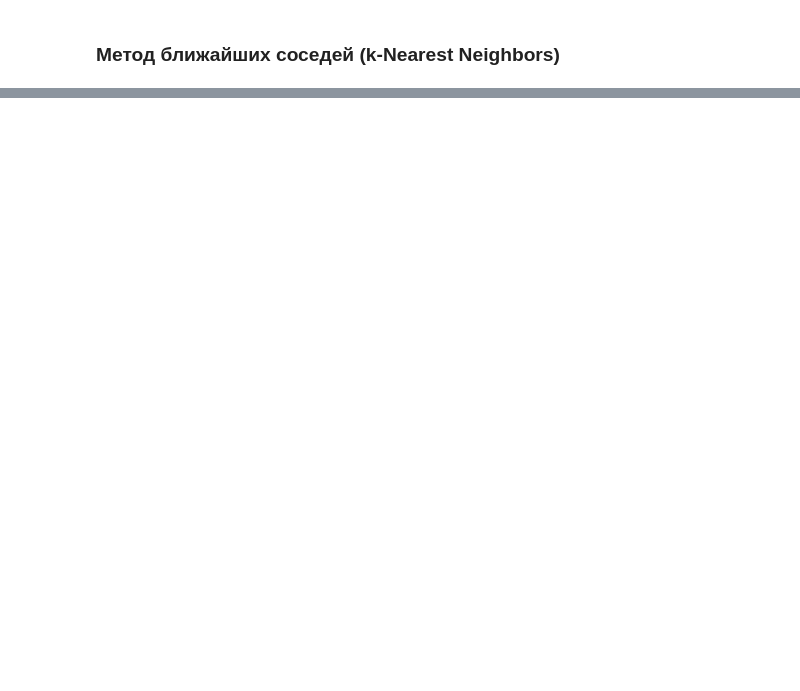
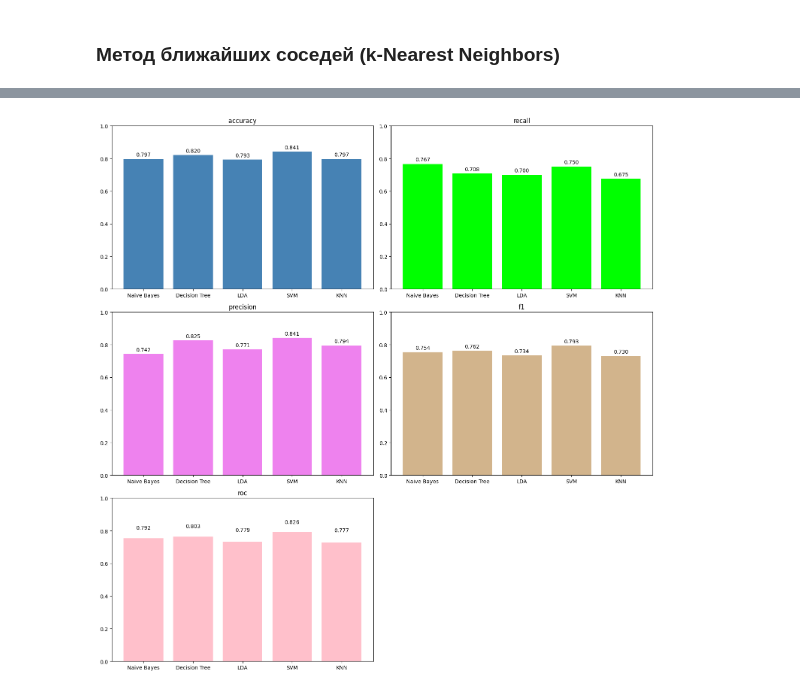
Before and after one commit to ladnodanil/ml1, a Jupyter notebook: laba3.ipynb, the cells around one changed output, grey strips where cells are left out. Cells and saved outputs as stored; diff of their text form; code cells hidden in the pictures; blank space fills up the shorter version.

```diff
--- a/laba3.ipynb
+++ b/laba3.ipynb
@@ -215,7 +220,8 @@ data_scaled
 # %%
+
 from sklearn.model_selection import train_test_split
 
-X = data[['Pclass', 'Sex', 'Age', 'SibSp', 'Parch', 'Fare', 'Embarked_C', 'Embarked_Q', 'Embarked_S']]
+X = data_scaled.drop(['Survived'], axis=1)
 
 y = data['Survived']
 
@@ -281,9 +287,9 @@ accuracyTree
 # %%
 from sklearn.discriminant_analysis import LinearDiscriminantAnalysis
 
-model_LDA = LinearDiscriminantAnalysis(solver='eigen')
+model_LDA = LinearDiscriminantAnalysis()
 
-model_LDA.fit(X_test, y_test)
+model_LDA.fit(X_train, y_train)
 
 y_predLDA = model_LDA.predict(X_test)
 
@@ -306,0 +359,11 @@ accuracyLDA
+# %%
+rows = [
+    {'model': 'Naive Bayes', 'accuracy': accuracyNB, 'recall': recallNB, 'precision': precisionNB, 'f1': f1NB, 'roc': roc_aucNB},
+    {'model': 'Decision Tree', 'accuracy': accuracyTree, 'recall': recallTree, 'precision': precisionTree, 'f1': f1Tree, 'roc': roc_aucTree},
+    {'model': 'LDA', 'accuracy': accuracyLDA, 'recall': recallLDA, 'precision': precisionLDA, 'f1': f1LDA, 'roc': roc_aucLDA},
+    {'model': 'SVM', 'accuracy': accuracySVM, 'recall': recallSVM, 'precision': precisionSVM, 'f1': f1SVM, 'roc': roc_aucSVM},
+    {'model': 'KNN', 'accuracy': accuracyKN, 'recall': recallKN, 'precision': precisionKN, 'f1': f1KN, 'roc': roc_aucKN},
+]
+model_data = pd.DataFrame(rows, columns=['model','accuracy','recall','precision','f1','roc'])
+
+model_data
@@ -306,0 +377,38 @@ accuracyLDA
+# %%
+fig, ax = plt.subplots(nrows = 3, ncols = 2, figsize = (15,15))
+
+ax[0,0].bar(model_data['model'], model_data['accuracy'], color='steelblue')
+for i, v in enumerate(model_data['accuracy']):
+    ax[0,0].text(i, v + 0.01, f'{v:.3f}', ha='center', va='bottom')
+ax[0,0].set_ylim(0,1)
+ax[0,0].set_title('accuracy')
+
+ax[0,1].bar(model_data['model'], model_data['recall'], color='lime')
+ax[0,1].set_ylim(0,1)
+ax[0,1].set_title('recall')
+for i, v in enumerate(model_data['recall']):
+    ax[0,1].text(i, v + 0.01, f'{v:.3f}', ha='center', va='bottom')
+
+ax[1,0].bar(model_data['model'], model_data['precision'], color='violet')
+ax[1,0].set_ylim(0,1)
+ax[1,0].set_title('precision')
+for i, v in enumerate(model_data['precision']):
+    ax[1,0].text(i, v + 0.01, f'{v:.3f}', ha='center', va='bottom')
+
+ax[1,1].bar(model_data['model'], model_data['f1'], color='tan')
+ax[1,1].set_ylim(0,1)
+ax[1,1].set_title('f1')
+for i, v in enumerate(model_data['f1']):
+    ax[1,1].text(i, v + 0.01, f'{v:.3f}', ha='center', va='bottom')
+
+ax[2,0].bar(model_data['model'], model_data['f1'], color='pink')
+ax[2,0].set_ylim(0,1)
+ax[2,0].set_title('roc')
+for i, v in enumerate(model_data['roc']):
+    ax[2,0].text(i, v + 0.01, f'{v:.3f}', ha='center', va='bottom')
+
+ax[2,1].set_visible(False)
+
+plt.tight_layout()
+# %% [output]
+[figure, added]
```
Also changed, not shown: parts of 10 cells of this notebook, 1 other file.
